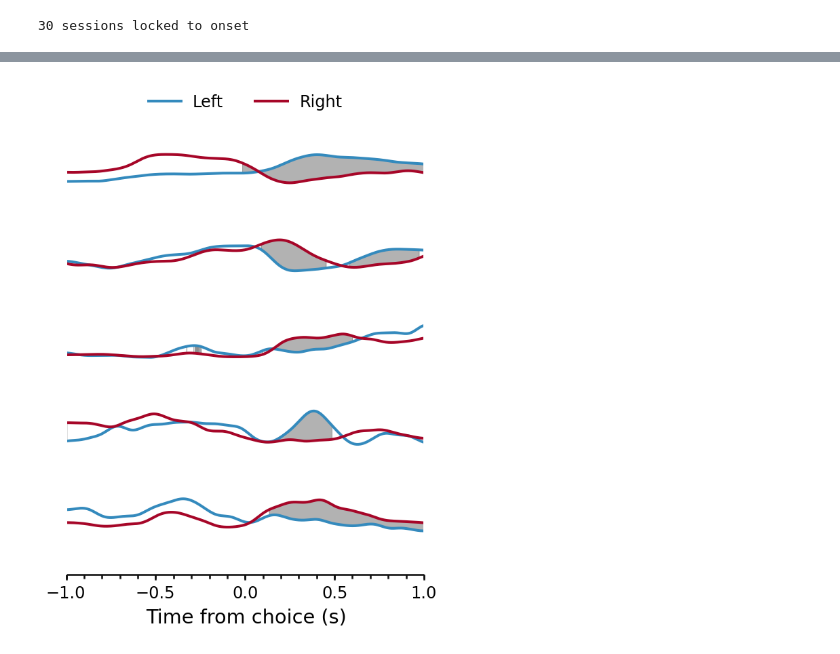
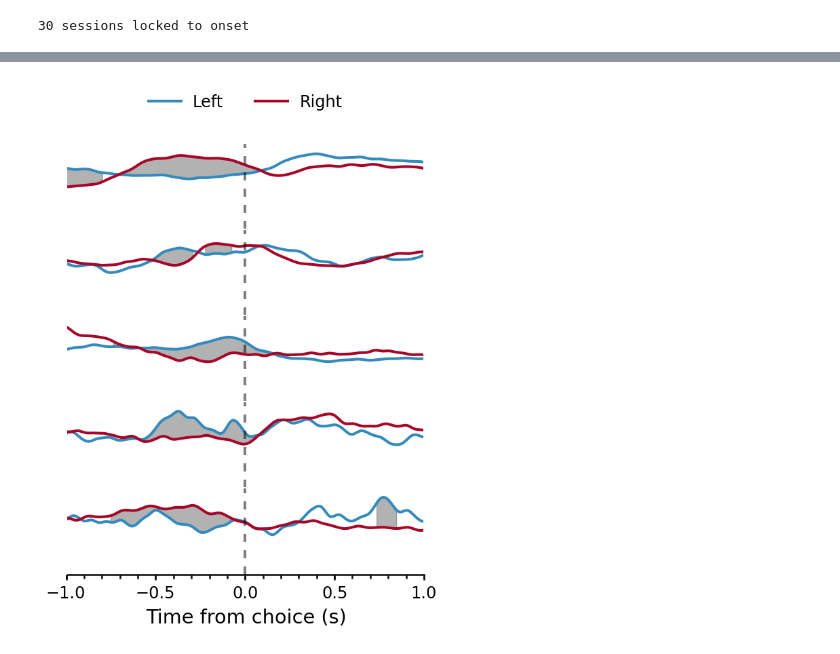
Before and after one commit to mcleonard/wm_paper, a Jupyter notebook: Example neurons.ipynb, the cells around one changed output, grey strips where cells are left out. Cells and saved outputs as stored; diff of their text form; code cells hidden in the pictures.

```diff
--- a/Example neurons.ipynb
+++ b/Example neurons.ipynb
@@ -1,11 +3,12 @@
 # %%
 %matplotlib inline
+
+# This increases resolution of inline images
 %config InlineBackend.figure_format = 'retina'
-from collections import defaultdict
-import warnings
-warnings.filterwarnings("ignore", category=DeprecationWarning)
 
-import matplotlib as mpl
+#import warnings
+#warnings.filterwarnings("ignore", category=DeprecationWarning)
+
 import matplotlib.pyplot as plt
 import numpy as np
 import pandas as pd
@@ -14,4 +17,6 @@ import scipy as sp
 import memory as my
 from spikesort import catalog
 
-mpl.rcParams['font.size'] = 12
+# Need to do this because %matplotlib inline sets the font size to 10,
+# ignoring the rcParam file
+plt.rcParams['font.size'] = 12
@@ -55,13 +130,13 @@ labels = {my.LEFT:'Left', my.RIGHT:'Right'}
 for unit, ax in zip(examples, axes):
     data = lkr[unit].groupby(['PG outcome', 'FG outcome']).get_group((my.HIT, my.HIT))
     for group, gdata in data.groupby(['PG port', 'FG port']):
-        rate = my.analyze.time_histogram(gdata, limit=(-1,1), bin_width=(bin_width))*bin_width
+        counts = my.analyze.time_histogram(gdata, limit=(-1,1), bin_width=bin_width)*bin_width
 
         # Here I'm going to get estimates of the spike rate during each time window
         # using a Bayesian model with a Poisson likelihood and a Gamma prior on the
         # rate. The second and third arguments set the Gamma parameters.
         # The Jeffreys' prior is (0.5, 0), which an exponential prior is (1,1)
-        means, CRs = vect_rate_bayes(rate, 0.5, 0)
+        means, CRs = vect_rate_bayes(counts, 0.5, 0)
 
         # Now do the actual plotting
         yerrs = np.abs(CRs.T - means)/bin_width
@@ -72,8 +147,11 @@ for unit, ax in zip(examples, axes):
 
     ax = my.utils.pub_format(ax, yticks=3)
     ylims = ax.get_ylim()
-    ax.fill_betweenx(ylims, [-.450]*2, [-.350]*2, color='k', alpha=0.2)
-    ax.fill_betweenx(ylims, [.3]*2, [0.6]*2, color='k', alpha=0.2)
+    lq, uq = data['C in'].quantile(q=[0.25, .75])
+    ax.fill_betweenx(ax.get_ylim(), lq, uq, color='steelblue', alpha=0.25, zorder=3)
+    lq, uq = data['FG in'].quantile(q=[0.25, .75])
+    ax.fill_betweenx(ax.get_ylim(), lq, uq, color='orange', alpha=0.25, zorder=3)
+    ax.set_xlim(-1,1)
 leg = axes[0].legend(bbox_to_anchor=(0., 1.02, 1., .102), loc=3,
                      ncol=2, mode="expand", borderaxespad=0.,
                      numpoints=1, fontsize=12)
@@ -87,40 +216,42 @@ fig.tight_layout(pad=0.1, h_pad=-5)
 # %%
-crit_p = 0.05/float(len(ps))
-examples = [53, 255, 334, 135, 221]
+lkr.lock('C out')
+examples = [53, 255, 57, 236, 135]
 fig, axes = plt.subplots(nrows=len(examples), sharex=True, figsize=(4,5))
 for unit, ax in zip(examples, axes):
     data = lkr[unit].groupby(['PG outcome', 'FG outcome']).get_group((my.HIT, my.HIT))
-    rates = [my.analyze.smooth(gdata, limit=(-1,1), width=0.05)
-             for group, gdata in data.groupby('FG port')]
+    rates = [my.analyze.smooth(gdata, limit=(-1,1), width=0.03)
+             for group, gdata in data.groupby('PG port')]
     means = np.array([each.mean().values for each in rates])
 
     # Plot standardized activity
+    xs = rates[0].columns.values
     standard = sp.stats.zscore(means, axis=1).T
-    lines = ax.plot(smoothed.columns.values, standard)
+    lines = ax.plot(xs, standard)
 
     # Fill in significantly different activity
     ps = np.array([sp.stats.mannwhitneyu(rates[0][each], rates[1][each])[1]
-                   for each in times])
-    ax.fill_between(smoothed.columns.values, standard[:,0], standard[:,1],
+                   for each in xs])
+    crit_p = 0.05/float(len(ps))
+    ax.fill_between(xs, standard[:,0], standard[:,1],
                     where=(ps <= crit_p), color='k', alpha=0.3)
     ax.set_ylim(ax.get_ylim()[0] - 5, ax.get_ylim()[1]+1)
-    #ax.plot([0,0], ax.get_ylim(), '--k', alpha=0.5)
+    ax.plot([0,0], ax.get_ylim(), '--k', alpha=0.5)
 
 for ax in axes[1:-1]:
     ax = my.utils.pub_format(ax, hide_spines=['left', 'top', 'bottom', 'right'])
     ax.set_yticklabels('')
 
 # Format top axis
 leg = axes[0].legend(lines, ('Left', 'Right'), bbox_to_anchor=(0., 1.302, 1., .402), loc=8,
                ncol=2, borderaxespad=0., numpoints=1, fontsize=12)
 ax = my.utils.pub_format(axes[0], legend=leg, hide_spines=['left', 'top', 'bottom', 'right'])
 ax.set_yticklabels('')
 
 # Format bottom axis
 ax = my.utils.pub_format(axes[-1], hide_spines=['left','top','right'])
 ax.set_yticklabels('')
 ax.set_xlabel('Time from choice (s)')
 
 fig.tight_layout(pad=0.1, h_pad=0)
 # %% [output]
-[figure, old version]
+[figure, new version]
```
Also changed, not shown: parts of 9 cells of this notebook, 1 other file.
